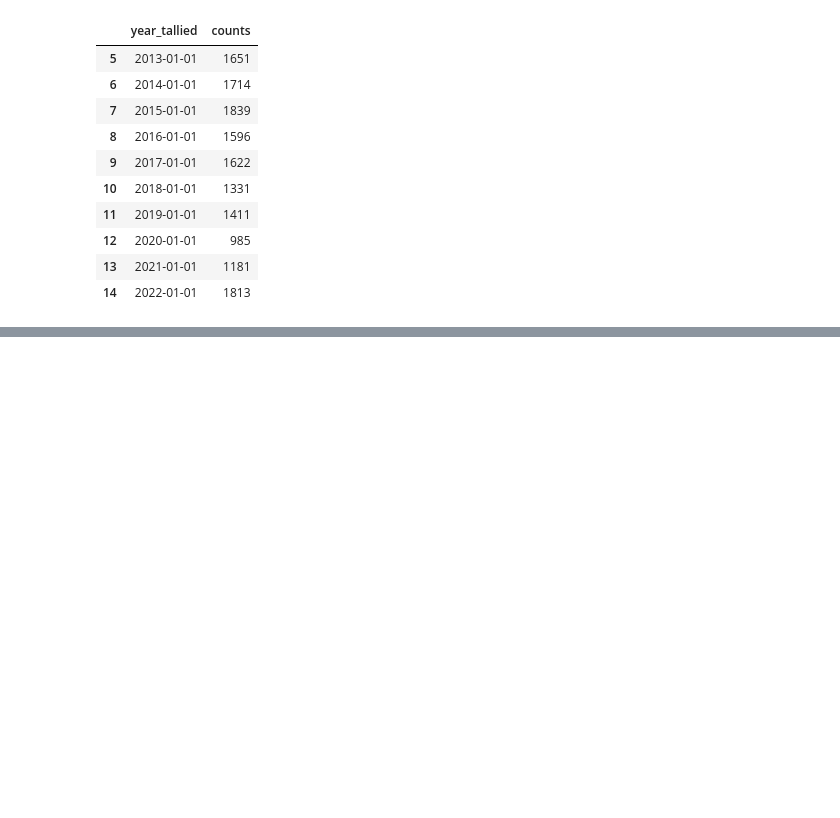
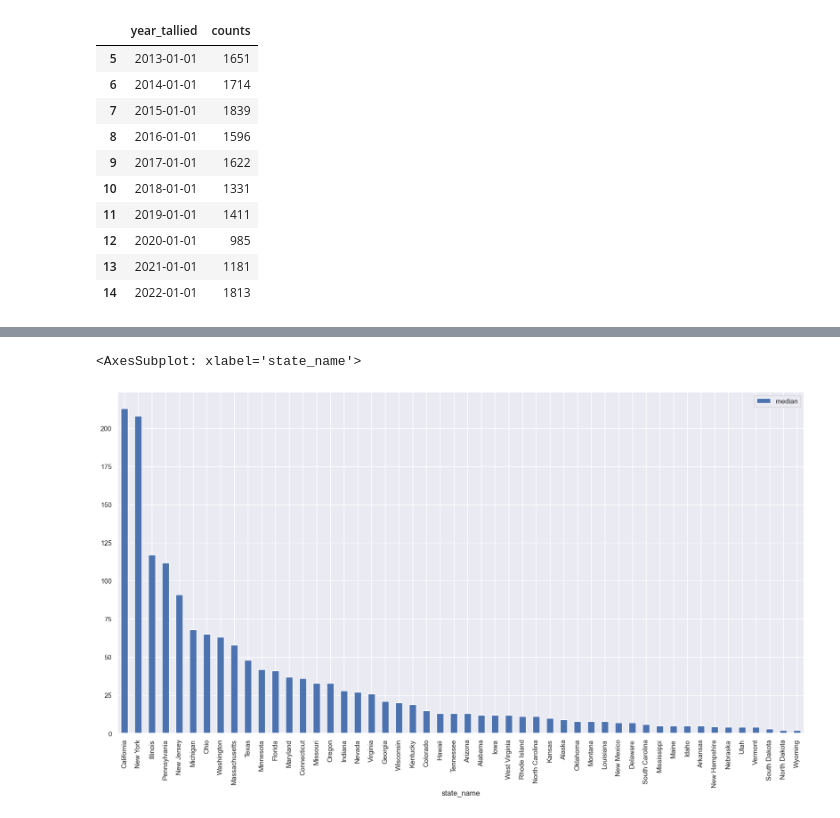
Before and after one commit to erinmmurphy/union-viz, a Jupyter notebook: elections.ipynb, the cells around one changed output, grey strips where cells are left out. Cells and saved outputs as stored; diff of their text form; code cells hidden in the pictures; blank space fills up the shorter version.

```diff
--- a/elections.ipynb
+++ b/elections.ipynb
@@ -295,0 +330,4 @@ tallied_yr.tail(10)
+# %%
+# transform the data to get the number of cases per year per state_name
+elec_st_yr = df_elec.groupby(['year_tallied', 'state_name']).size().reset_index(name='counts')
+elec_st_yr.tail(10)
@@ -295,0 +346,4 @@ tallied_yr.tail(10)
+# %%
+# get median of cases per state_name in elec_st_yr
+med_elec_st_yr = elec_st_yr.groupby(['state_name'])['counts'].median().reset_index(name='median')
+med_elec_st_yr.tail(10)
@@ -295,0 +362,7 @@ tallied_yr.tail(10)
+# %%
+# horizontal bar chart of median number of cases per state_name in med_elec_st_yr sorted high to low
+med_elec_st_yr.sort_values(by='median', ascending=False).plot.bar
+(x='state_name', y='median', figsize=(20,10))
+# %% [output]
+<AxesSubplot: xlabel='state_name'>
+[figure, added]
```
Also changed, not shown: parts of 16 cells of this notebook, 9 other files.
